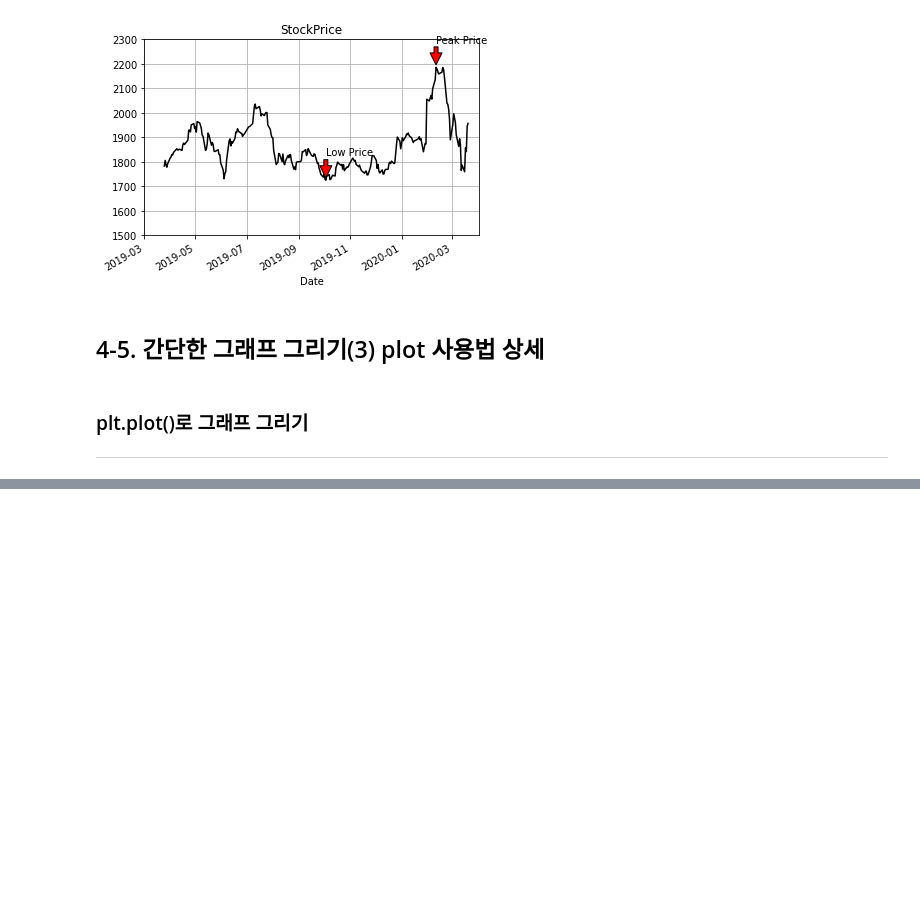
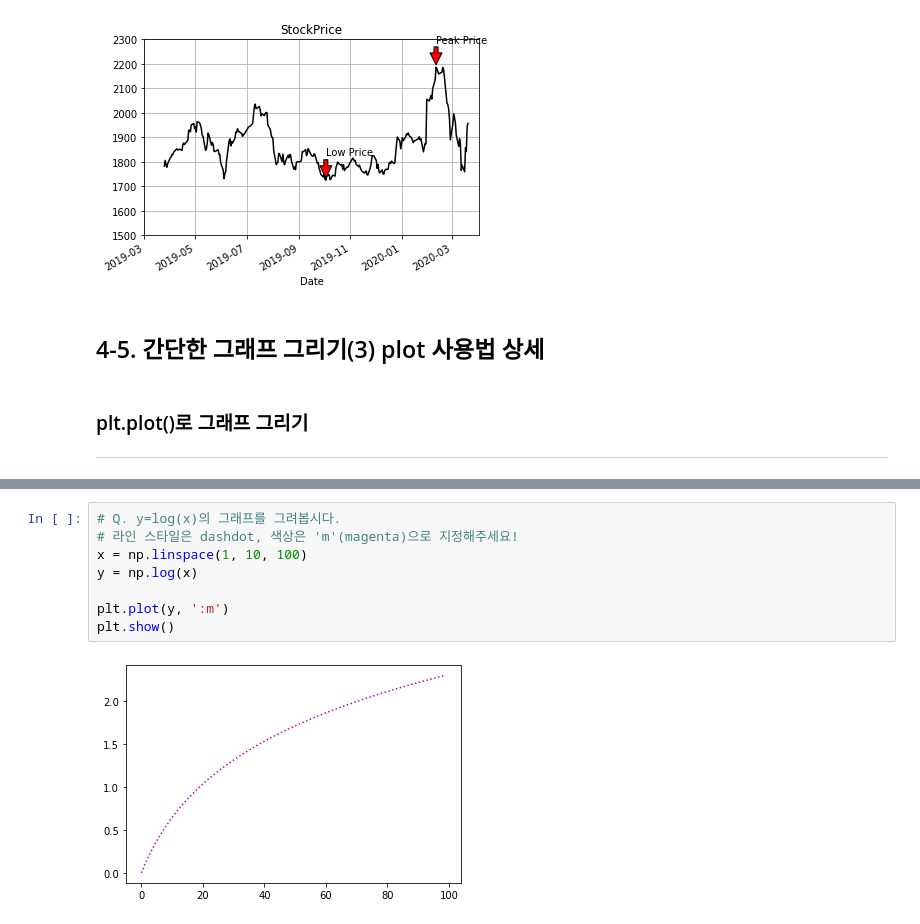
Before and after one commit to hyungminkimdev/aiffel, a Jupyter notebook: 240523-data-visualization/Data Visualization.ipynb, the cells around one changed output, grey strips where cells are left out. Saved outputs shown, nothing was run; the diff lists cells and outputs as text; blank space fills up the shorter version.

```diff
--- a/240523-data-visualization/Data Visualization.ipynb
+++ b/240523-data-visualization/Data Visualization.ipynb
@@ -210,0 +253,10 @@ plt.show()
+# %%
+# Q. y=log(x)의 그래프를 그려봅시다.
+# 라인 스타일은 dashdot, 색상은 'm'(magenta)으로 지정해주세요!
+x = np.linspace(1, 10, 100)
+y = np.log(x)
+
+plt.plot(y, ':m')
+plt.show()
+# %% [output]
+[figure, added]
```
Also changed, not shown: parts of 7 cells of this notebook.
